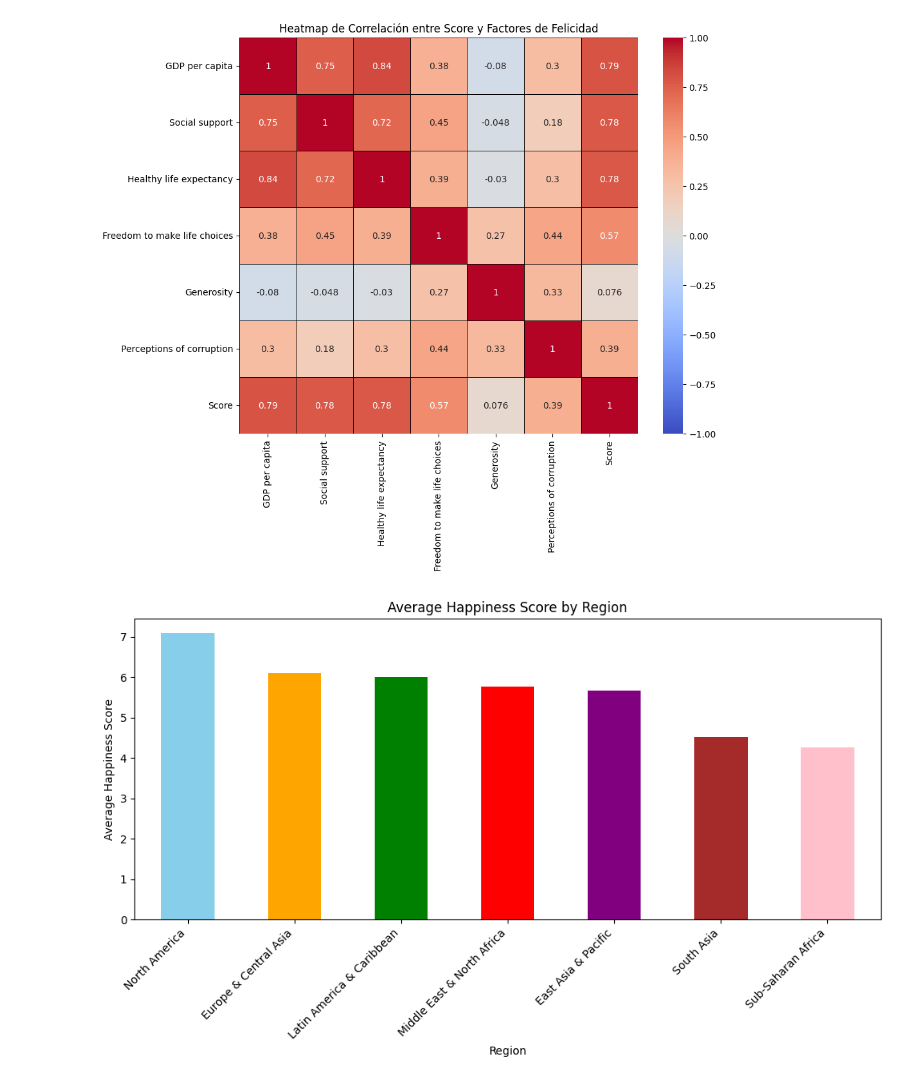
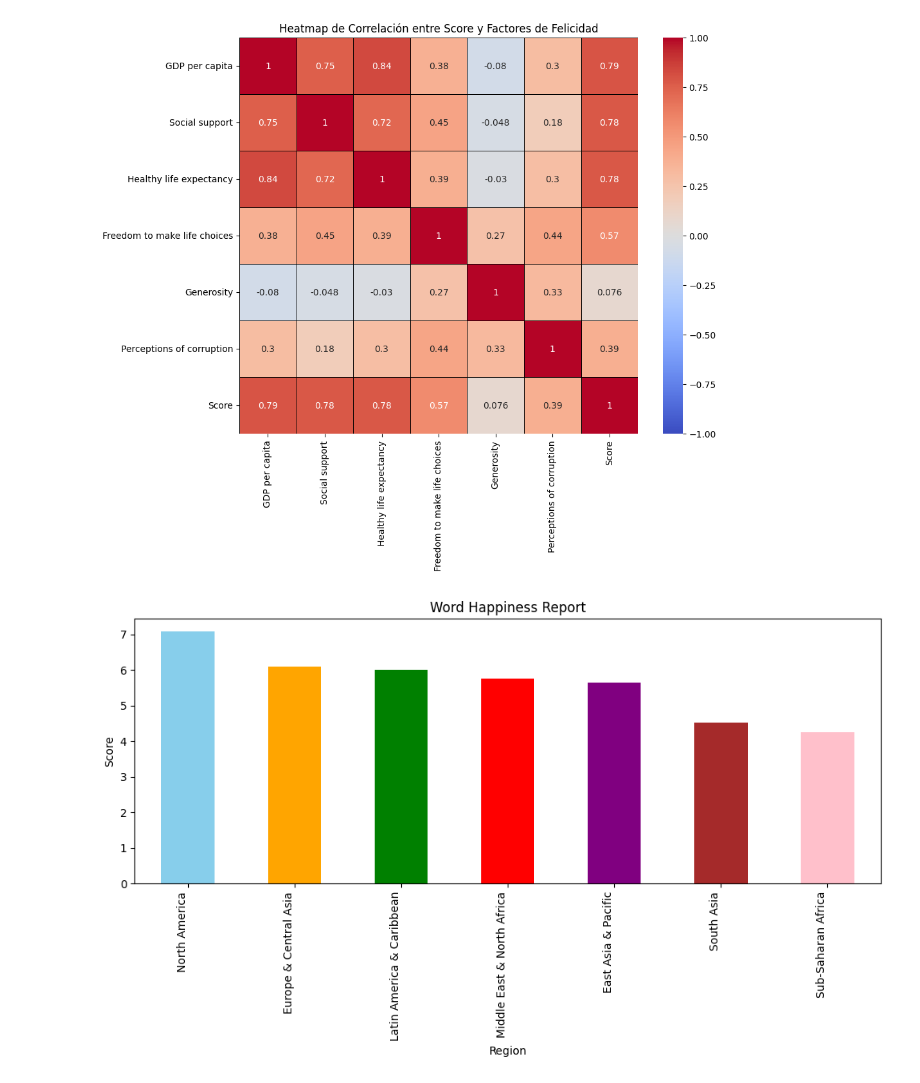
Before and after one commit to jorgeeuan/DS_JORGE_EUAN, a Jupyter notebook: DS_C3_SC1_JORGE_EUAN.ipynb, the cells around one changed output. Saved outputs shown, nothing was run; the diff lists cells and outputs as text; code cells hidden in the pictures.

```diff
--- a/DS_C3_SC1_JORGE_EUAN.ipynb
+++ b/DS_C3_SC1_JORGE_EUAN.ipynb
@@ -307,40 +316,25 @@ plt.show()
 # %%
 """
 9.	Combina con el dataframe metada (Metadata.csv) para graficar la felicidad promedio por región.
 """
 
 # Fusionar los DataFrames usando los campos "Country or region" y "TableName"
-merged_df = pd.merge(happiness_df, metadata_df, left_on="Country or region", right_on="TableName")
-
-# Función para obtener la región adecuada
-def get_region(row):
-    if pd.isnull(row["Region"]):
-        special_notes = row["SpecialNotes"]
-        if "(IDA & IBRD countries) aggregate" in special_notes:
-            region = special_notes.split("(IDA & IBRD countries) aggregate")[0].strip()
-        else:
-            region = "Unknown"
-        return region
-    else:
-        return row["Region"]
-
-# Aplicar la función para obtener la región adecuada
-merged_df["Region"] = merged_df.apply(get_region, axis=1)
+merged_df = pd.merge(happiness, metadata, left_on="Country or region", right_on="TableName")
 
 # Calcular la felicidad promedio por región
 average_happiness_by_region = merged_df.groupby("Region")["Score"].mean().sort_values(ascending=False)
 
 # Definir colores para cada región
 colors = ['skyblue', 'orange', 'green', 'red', 'purple', 'brown', 'pink', 'gray', 'cyan', 'magenta']
 
 # Graficar la felicidad promedio por región
 plt.figure(figsize=(10, 6))
 average_happiness_by_region.plot(kind="bar", color=colors)
-plt.title("Average Happiness Score by Region")
+plt.title("Word Happiness Report")
 plt.xlabel("Region")
-plt.ylabel("Average Happiness Score")
-plt.xticks(rotation=45, ha='right')
+plt.ylabel("Score")
+plt.xticks(rotation=90, ha='right')
 plt.tight_layout()
 plt.show()
 # %% [output]
-[figure, old version]
+[figure, new version]
```
Also changed, not shown: parts of 6 cells of this notebook.
